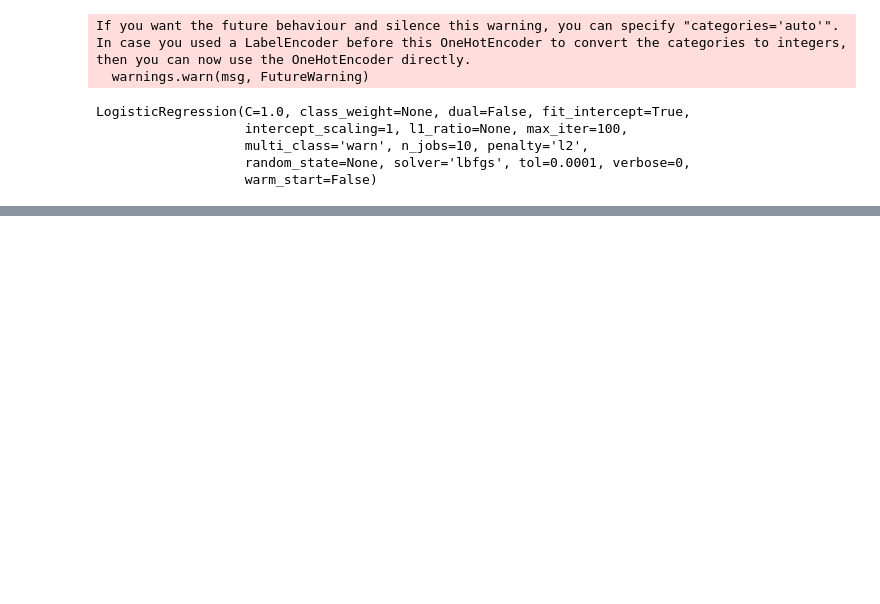
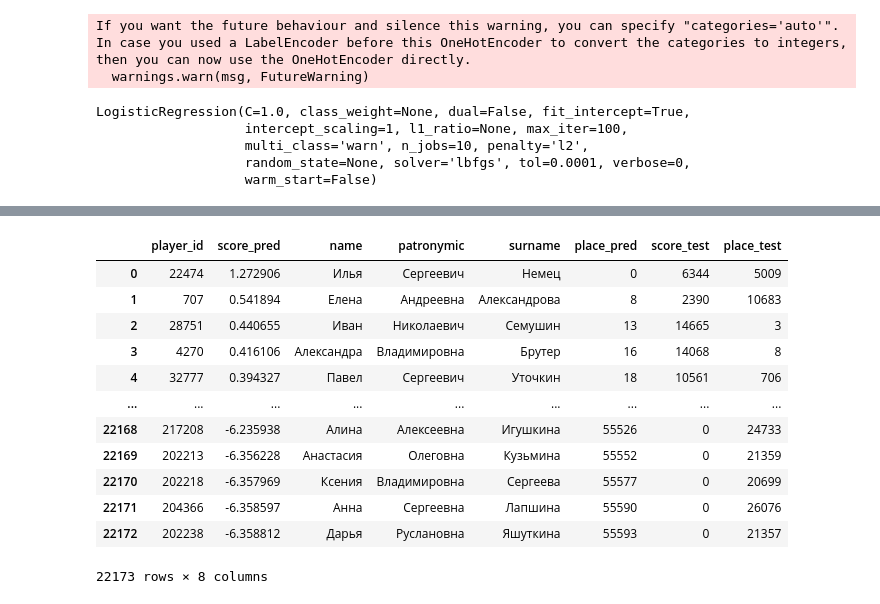
Before and after one commit to tazizov/some_ml_notebooks, a Jupyter notebook: hw2/first.ipynb, the cells around one changed output, grey strips where cells are left out. Drawn from its saved outputs; the diff is of its cells as text; code cells hidden in the pictures; blank space fills up the shorter version.

```diff
--- a/hw2/first.ipynb
+++ b/hw2/first.ipynb
@@ -314,0 +229,2 @@ array([[0.15730694, 1.05967814, 0.17651964, ..., 0.98917429, 1.84226592,
+# %%
+r = _
@@ -314,0 +254,16 @@ array([[0.15730694, 1.05967814, 0.17651964, ..., 0.98917429, 1.84226592,
+# %%
+r
+# %% [output]
+|  | player_id | score_pred | name | patronymic | surname | place_pred | score_test | place_test |
+| 0 | 22474 | 1.272906 | Илья | Сергеевич | Немец | 0 | 6344 | 5009 |
+| 1 | 707 | 0.541894 | Елена | Андреевна | Александрова | 8 | 2390 | 10683 |
+| 2 | 28751 | 0.440655 | Иван | Николаевич | Семушин | 13 | 14665 | 3 |
+| 3 | 4270 | 0.416106 | Александра | Владимировна | Брутер | 16 | 14068 | 8 |
+| 4 | 32777 | 0.394327 | Павел | Сергеевич | Уточкин | 18 | 10561 | 706 |
+| ... | ... | ... | ... | ... | ... | ... | ... | ... |
+| 22168 | 217208 | -6.235938 | Алина | Алексеевна | Игушкина | 55526 | 0 | 24733 |
+| 22169 | 202213 | -6.356228 | Анастасия | Олеговна | Кузьмина | 55552 | 0 | 21359 |
+| 22170 | 202218 | -6.357969 | Ксения | Владимировна | Сергеева | 55577 | 0 | 20699 |
+| 22171 | 204366 | -6.358597 | Анна | Сергеевна | Лапшина | 55590 | 0 | 26076 |
+| 22172 | 202238 | -6.358812 | Дарья | Руслановна | Яшуткина | 55593 | 0 | 21357 |
+22173 rows × 8 columns
```
Also changed, not shown: parts of 30 cells of this notebook.
